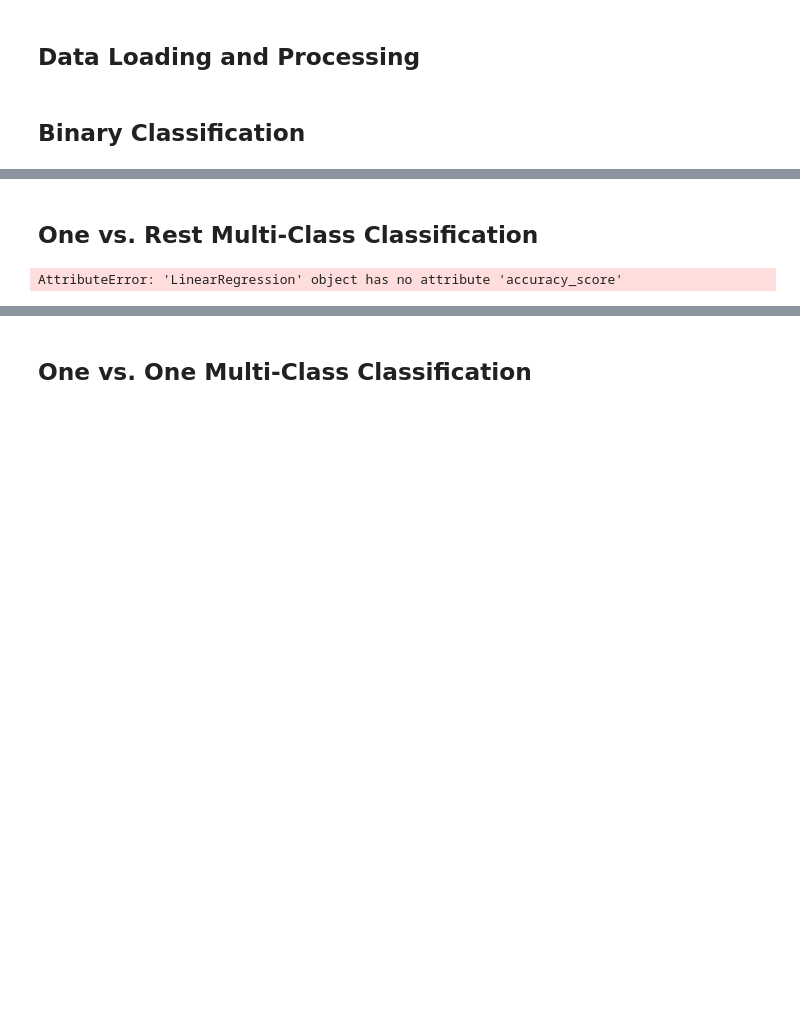
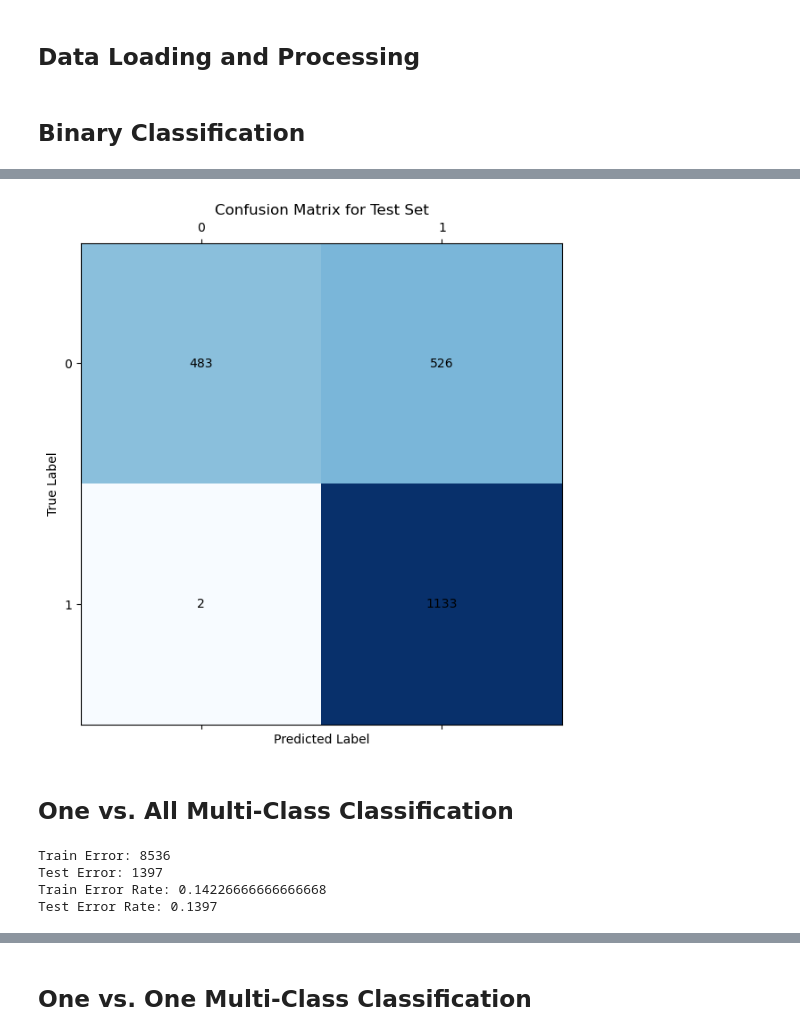
Before and after one commit to gnourtwerdna/ece174miniproject, a Jupyter notebook: data_analysis.ipynb, the cells around one changed output, grey strips where cells are left out. Cells and saved outputs as stored; diff of their text form; code cells hidden in the pictures; blank space fills up the shorter version.

```diff
--- a/data_analysis.ipynb
+++ b/data_analysis.ipynb
@@ -38,11 +62,27 @@ Test Error: -1133
+# %%
+cm = util.confusion_matrix(y_test_binary, y_pred_binary_test, 2)
+util.plot_confusion_matrix(cm, 'Confusion Matrix for Test Set')
+# %% [output]
+[figure, added]
 # %% [markdown]
-## One vs. Rest Multi-Class Classification
+## One vs. All Multi-Class Classification
 # %%
-num_classes = 10
-y_train_onehot = util.onehot_encode(y_train, num_classes)
-lr = LinearRegression.LinearRegression('ovr')
+y_train_onehot = util.onehot_encode(y_train, 10)
+lr = LinearRegression.OneVsAllClassifier()
 lr.fit(X_train, y_train_onehot)
-y_pred = lr.predict(X_test)
-print('Test Accuracy: {}'.format(lr.accuracy_score(y_test, y_pred)))
+y_pred_ovr_train = lr.predict(X_train)
+y_pred_ovr_test = lr.predict(X_test)
-# %% [output]
-AttributeError: 'LinearRegression' object has no attribute 'accuracy_score'
+# %%
+train_error = util.error(y_train, y_pred_ovr_train)
+test_error = util.error(y_test, y_pred_ovr_test)
+train_error_rate = util.error_rate(y_train, y_pred_ovr_train)
+test_error_rate = util.error_rate(y_test, y_pred_ovr_test)
+print('Train Error: {}'.format(train_error))
+print('Test Error: {}'.format(test_error))
+print('Train Error Rate: {}'.format(train_error_rate))
+print('Test Error Rate: {}'.format(test_error_rate))
+# %% [output]
+Train Error: 8536
+Test Error: 1397
+Train Error Rate: 0.14226666666666668
+Test Error Rate: 0.1397
```
Also changed, not shown: parts of 65 cells of this notebook, 2 other files.
